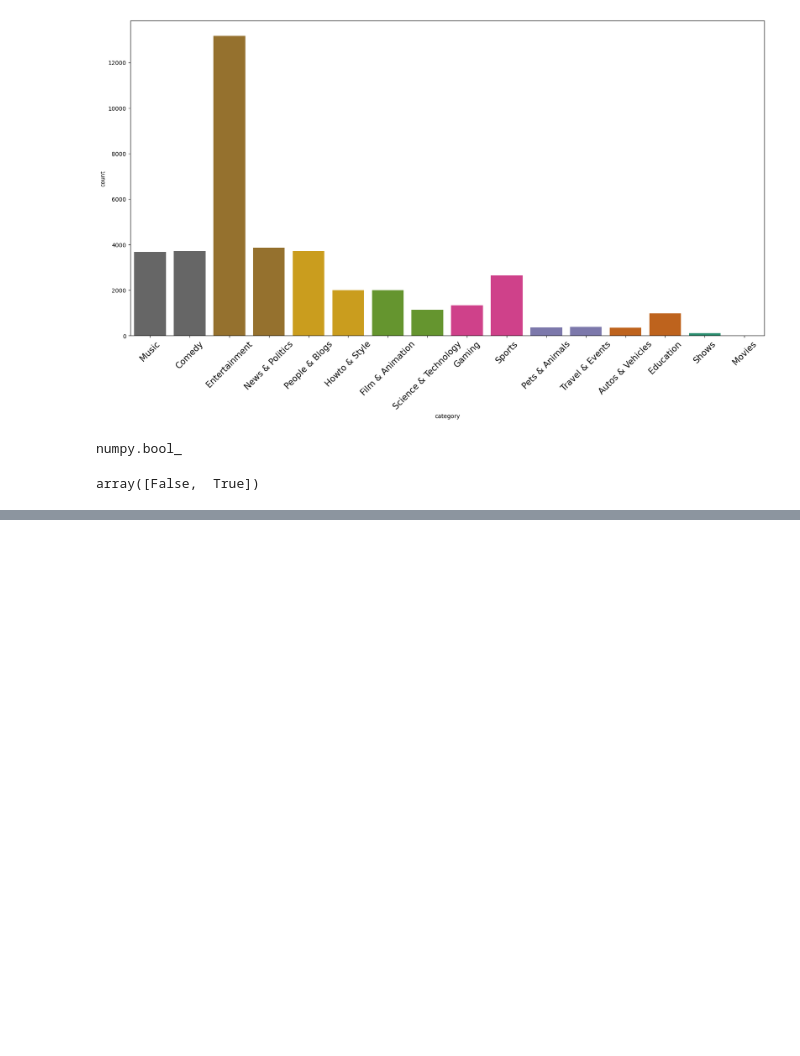
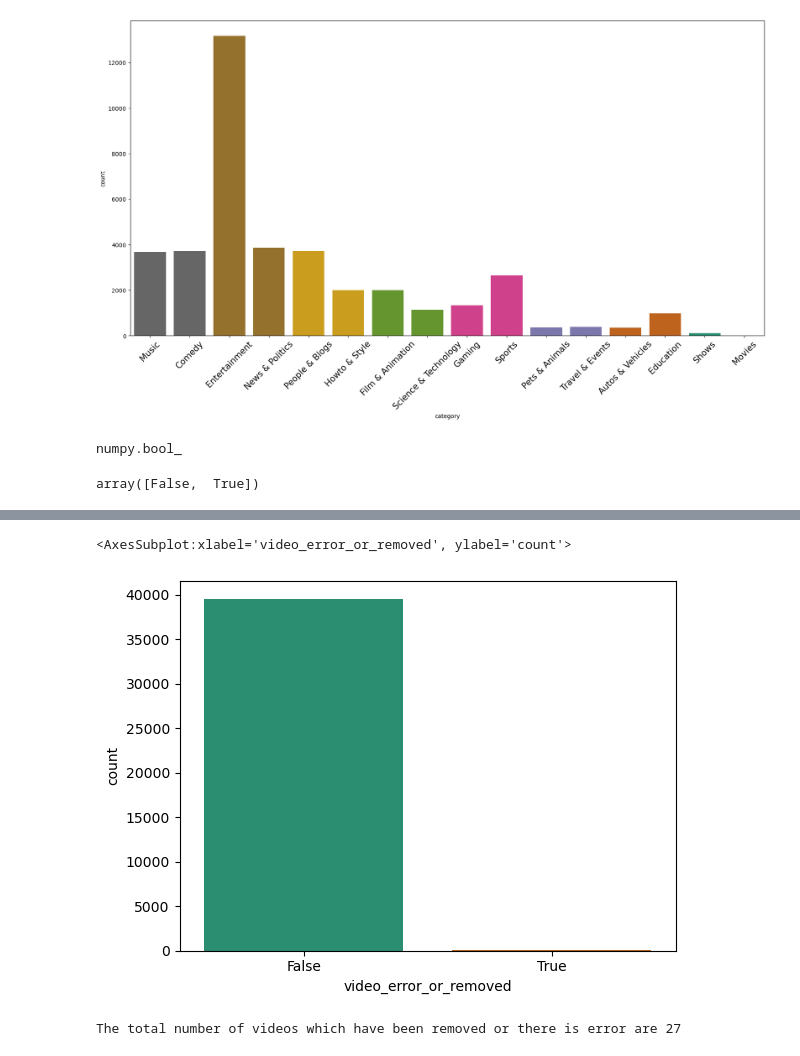
Before and after one commit to mylo-eb/Youtube_Analysis, a Jupyter notebook: code.ipynb, the cells around one changed output, grey strips where cells are left out. Saved outputs shown, nothing was run; the diff lists cells and outputs as text; code cells hidden in the pictures; blank space fills up the shorter version.

```diff
--- a/code.ipynb
+++ b/code.ipynb
@@ -206,0 +225,9 @@ array([False,  True])
+# %%
+sns.countplot(df['video_error_or_removed'])
+# %% [output]
+<AxesSubplot:xlabel='video_error_or_removed', ylabel='count'>
+[figure, added]
+# %%
+print("The total number of videos which have been removed or there is error are {}".format(len(df[df['video_error_or_removed'] == 1])))
+# %% [output]
+The total number of videos which have been removed or there is error are 27
```
Also changed, not shown: parts of 41 cells of this notebook.
